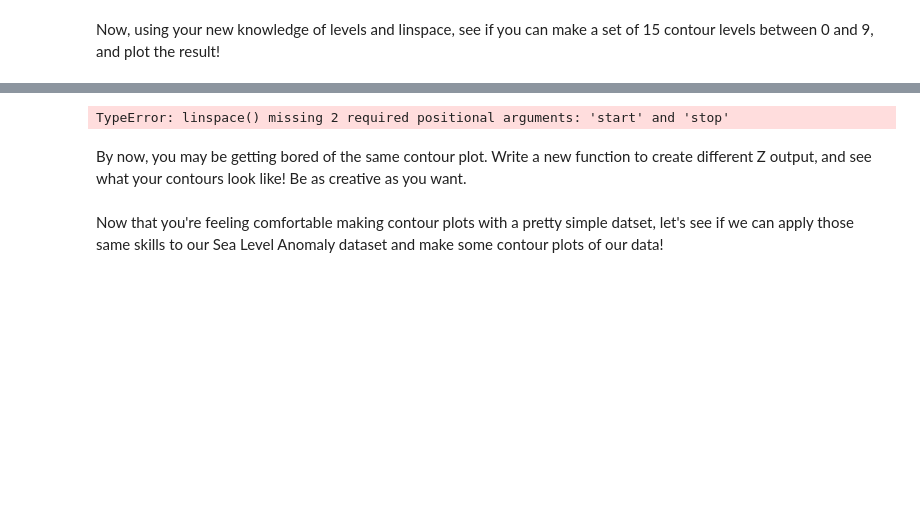
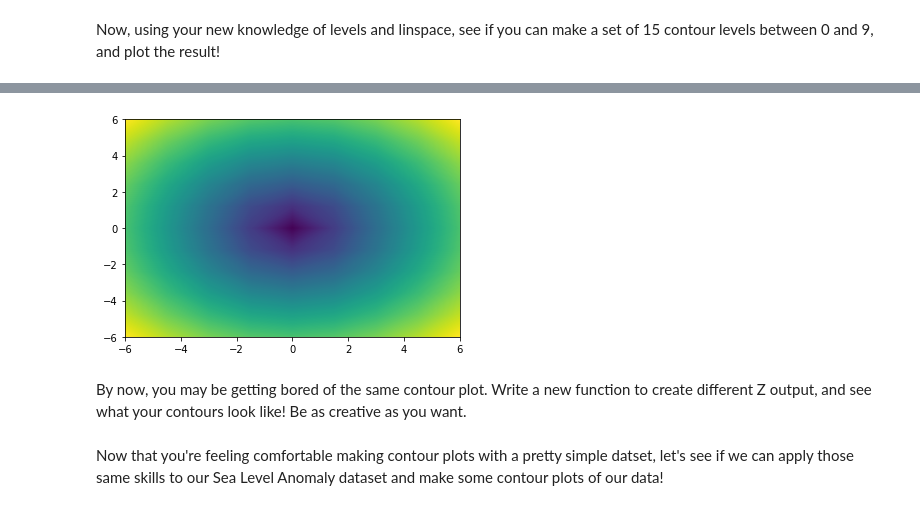
Before and after one commit to lil-uly/BridgeUP-STEM-Internship, a Jupyter notebook: labs/Contours_with_matplotlib.ipynb, the cells around one changed output, grey strips where cells are left out. Drawn from its saved outputs; the diff is of its cells as text; code cells hidden in the pictures; blank space fills up the shorter version.

Commit message:
Drawing contour lines on SLA Data

```diff
--- a/labs/Contours_with_matplotlib.ipynb
+++ b/labs/Contours_with_matplotlib.ipynb
@@ -100,8 +112,10 @@ plt.clabel(contour)
 # %% [markdown]
 Now, using your new knowledge of levels and linspace, see if you can make a set of 15 contour levels between 0 and 9, and plot the result!
 # %%
-levels = np.linspace()
-plt.figure(levevls)
-contour = plt.contour(levels)
+levels = np.linspace(-20, 20, 10000)
+#plt.figure(levels)
+#contour = plt.contour(levels)
 #your code here
+plt.figure()
+cp = plt.contour(X, Y, Z, levels=levels)
 # %% [output]
@@ -109,4 +122 @@ SyntaxError: invalid syntax (<ipython-input-13-7de89124072f>, line 2)
+[figure, added]
-# %%
-print(np.linspace())
-# %% [output]
-TypeError: linspace() missing 2 required positional arguments: 'start' and 'stop'
```
Also changed, not shown: parts of 8 cells of this notebook, 4 other files.
